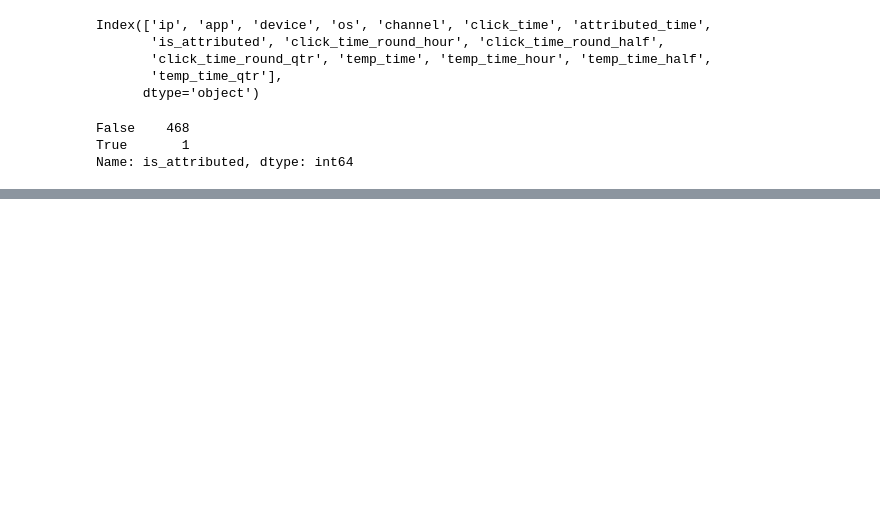
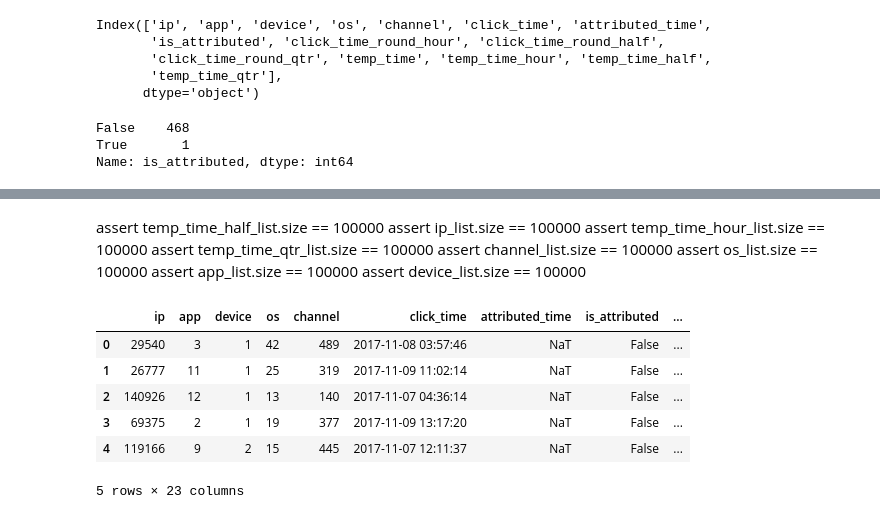
Before and after one commit to anshulrai/Kaggle-Challenges, a Jupyter notebook: TalkingData/EDA #1.ipynb, the cells around one changed output, grey strips where cells are left out. Saved outputs shown, nothing was run; the diff lists cells and outputs as text; code cells hidden in the pictures; blank space fills up the shorter version.

Commit message:
Created Target Encoded Features

```diff
--- a/TalkingData/EDA #1.ipynb
+++ b/TalkingData/EDA #1.ipynb
@@ -361,0 +382,21 @@ target_temp_qtr = (temp_df[temp_df.is_attributed == True].temp_time_qtr.value_co
+# %%
+temp_df['target_ip'] = target_ip[temp_df.ip].reset_index().drop('index',axis=1)
+temp_df['target_app'] = target_app[temp_df.app].reset_index().drop('index',axis=1)
+temp_df['target_device'] = target_device[temp_df.device].reset_index().drop('index',axis=1)
+temp_df['target_os'] = target_os[temp_df.os].reset_index().drop('index',axis=1)
+temp_df['target_channel'] = target_channel[temp_df.channel].reset_index().drop('index',axis=1)
+temp_df['target_temp_time_hour'] = list(target_temp_hour[temp_df.temp_time_hour].values)
+temp_df['target_temp_time_half'] = list(target_temp_half[temp_df.temp_time_half].values)
+temp_df['target_temp_time_qtr'] = list(target_temp_qtr[temp_df.temp_time_qtr].values)
+#temp_df['target_temp_time_hour'] = target_temp_hour[temp_df.temp_time_hour].reset_index().drop('index',axis=1)
+#temp_df['target_temp_time_half'] = target_temp_half[temp_df.temp_time_half].reset_index().drop('index',axis=1)
+#temp_df['target_temp_time_qtr'] = target_temp_qtr[temp_df.temp_time_qtr].reset_index().drop('index',axis=1)
+# %% [markdown]
+assert temp_time_half_list.size == 100000
+assert ip_list.size == 100000
+assert temp_time_hour_list.size == 100000
+assert temp_time_qtr_list.size == 100000
+assert channel_list.size == 100000
+assert os_list.size == 100000
+assert app_list.size == 100000
+assert device_list.size == 100000
@@ -361,0 +405,10 @@ target_temp_qtr = (temp_df[temp_df.is_attributed == True].temp_time_qtr.value_co
+# %%
+temp_df.head()
+# %% [output]
+|  | ip | app | device | os | channel | click_time | attributed_time | is_attributed | ... |
+| 0 | 29540 | 3 | 1 | 42 | 489 | 2017-11-08 03:57:46 | NaT | False | ... |
+| 1 | 26777 | 11 | 1 | 25 | 319 | 2017-11-09 11:02:14 | NaT | False | ... |
+| 2 | 140926 | 12 | 1 | 13 | 140 | 2017-11-07 04:36:14 | NaT | False | ... |
+| 3 | 69375 | 2 | 1 | 19 | 377 | 2017-11-09 13:17:20 | NaT | False | ... |
+| 4 | 119166 | 9 | 2 | 15 | 445 | 2017-11-07 12:11:37 | NaT | False | ... |
+5 rows × 23 columns
```
Also changed, not shown: parts of 4 cells of this notebook.
